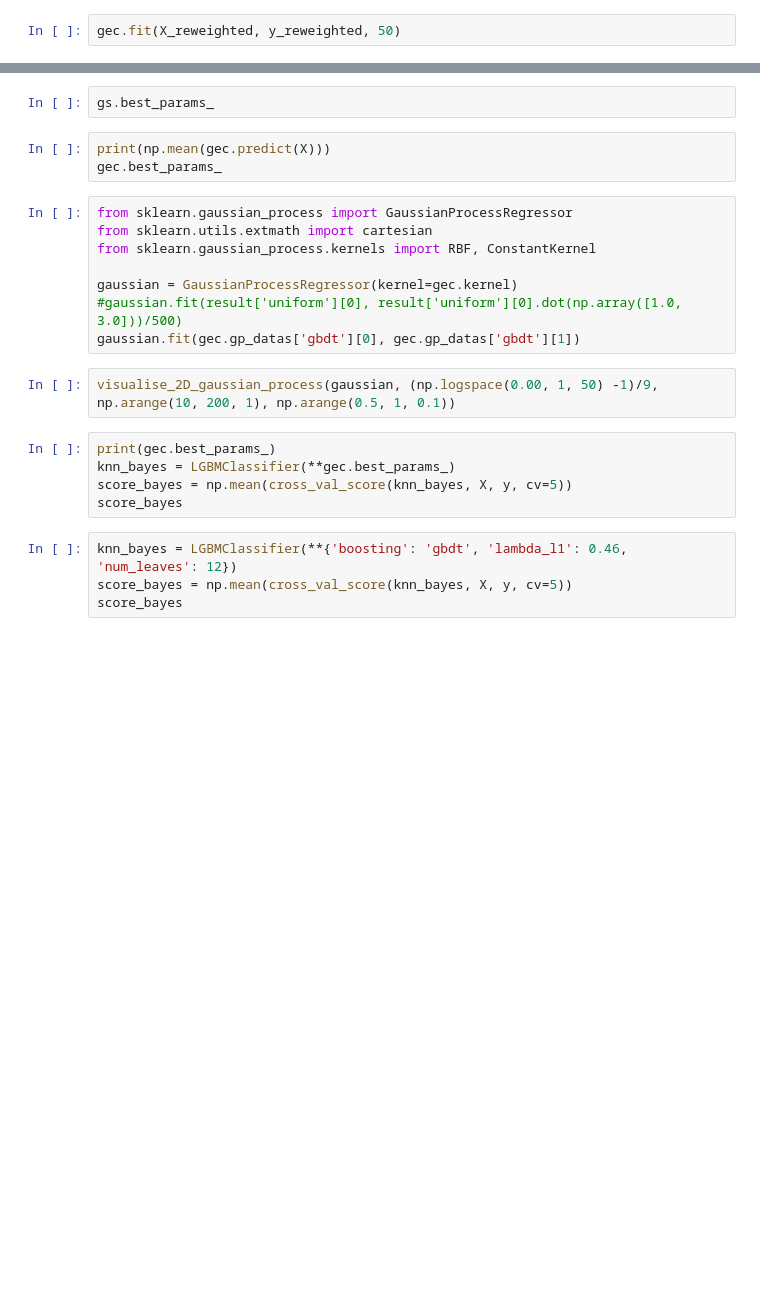
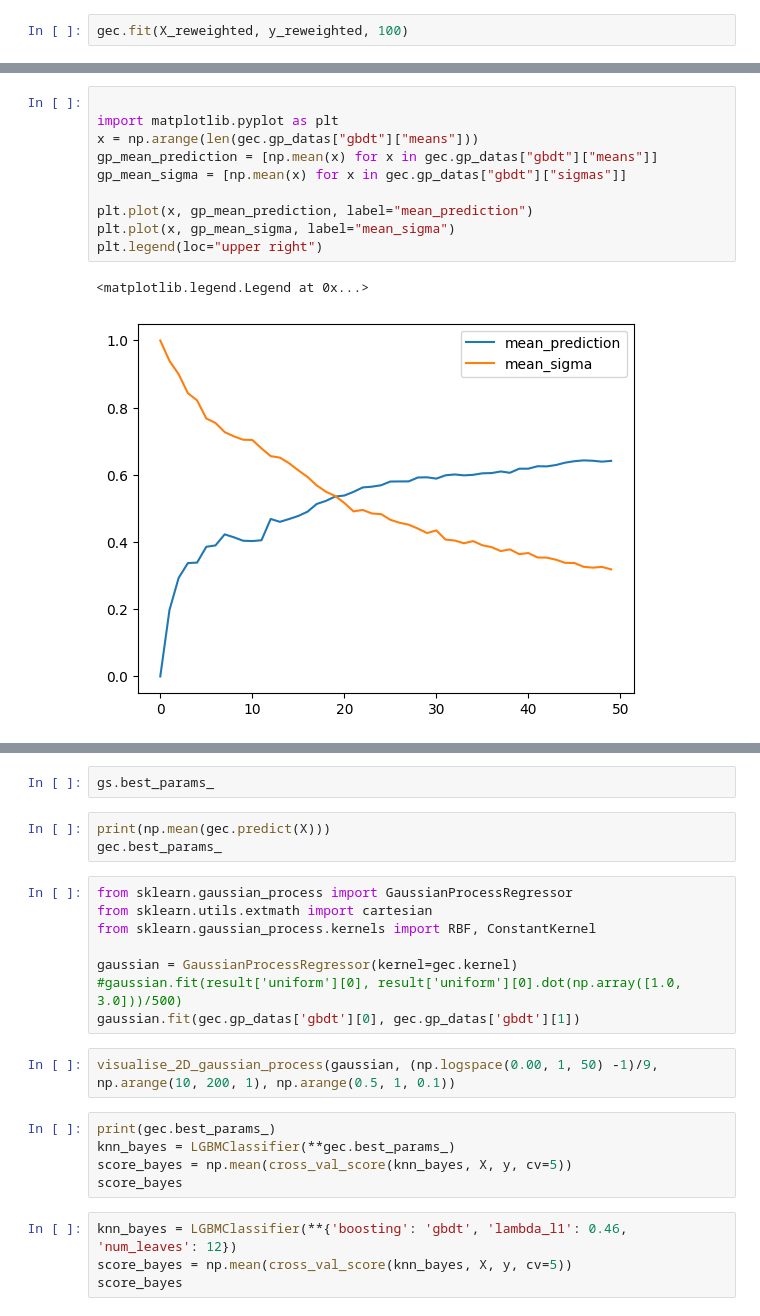
Before and after one commit to 0xideas/100gecs, a Jupyter notebook: notebooks/demonstrating_parameter_optimisation.ipynb, the cells around one changed output, grey strips where cells are left out. Cells and saved outputs as stored; diff of their text form; blank space fills up the shorter version.

```diff
--- a/notebooks/demonstrating_parameter_optimisation.ipynb
+++ b/notebooks/demonstrating_parameter_optimisation.ipynb
@@ -36,3 +35,3 @@ y_reweighted = np.concatenate([y] + [y_pos]*3)
 # %%
-gec.fit(X_reweighted, y_reweighted, 50)
+gec.fit(X_reweighted, y_reweighted, 100)
 # %% [output]
@@ -101,0 +55,13 @@ GEC(boosting='gbdt', feature_fraction=0.9, lambda_l1=0.9489949737222155,
+# %%
+
+import matplotlib.pyplot as plt
+x = np.arange(len(gec.gp_datas["gbdt"]["means"]))
+gp_mean_prediction = [np.mean(x) for x in gec.gp_datas["gbdt"]["means"]]
+gp_mean_sigma = [np.mean(x) for x in gec.gp_datas["gbdt"]["sigmas"]]
+
+plt.plot(x, gp_mean_prediction, label="mean_prediction")
+plt.plot(x, gp_mean_sigma, label="mean_sigma")
+plt.legend(loc="upper right")
+# %% [output]
+<matplotlib.legend.Legend at 0x...>
+[figure, added]
```
Also changed, not shown: parts of 16 cells of this notebook, 2 other files.
